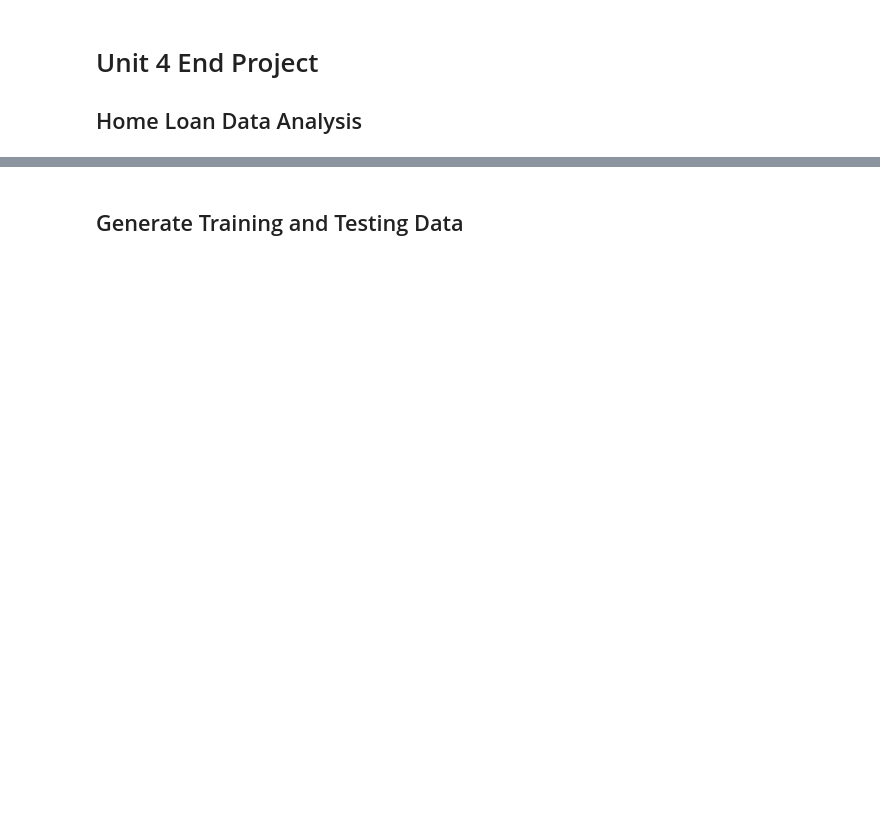
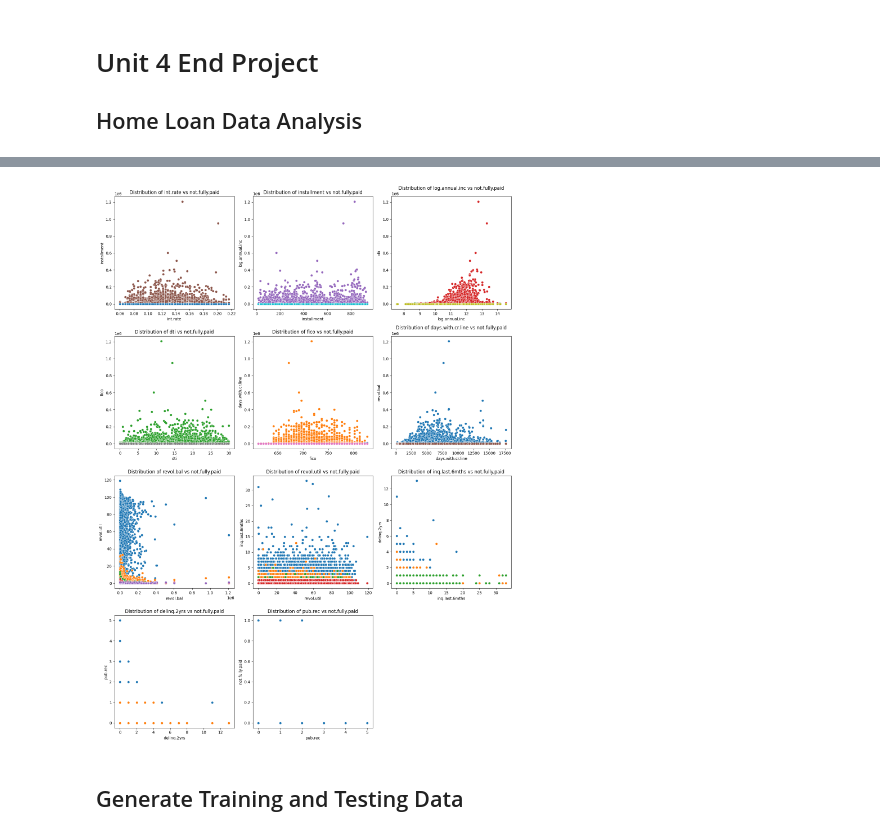
Before and after one commit to kebo0267/RNNs, a Jupyter notebook: Unit_4_End_Project/UNIT_4_end.ipynb, the cells around one changed output, grey strips where cells are left out. Saved outputs shown, nothing was run; the diff lists cells and outputs as text; code cells hidden in the pictures; blank space fills up the shorter version.

```diff
--- a/Unit_4_End_Project/UNIT_4_end.ipynb
+++ b/Unit_4_End_Project/UNIT_4_end.ipynb
@@ -74,2 +123,6 @@ processor.processWithStandardScaler(inplace=False)
+# %%
+processor.get_scatter_plot()
+# %% [output]
+[figure, added]
 # %% [markdown]
 ## Generate Training and Testing Data
```
Also changed, not shown: parts of 11 cells of this notebook, 7 other files.
